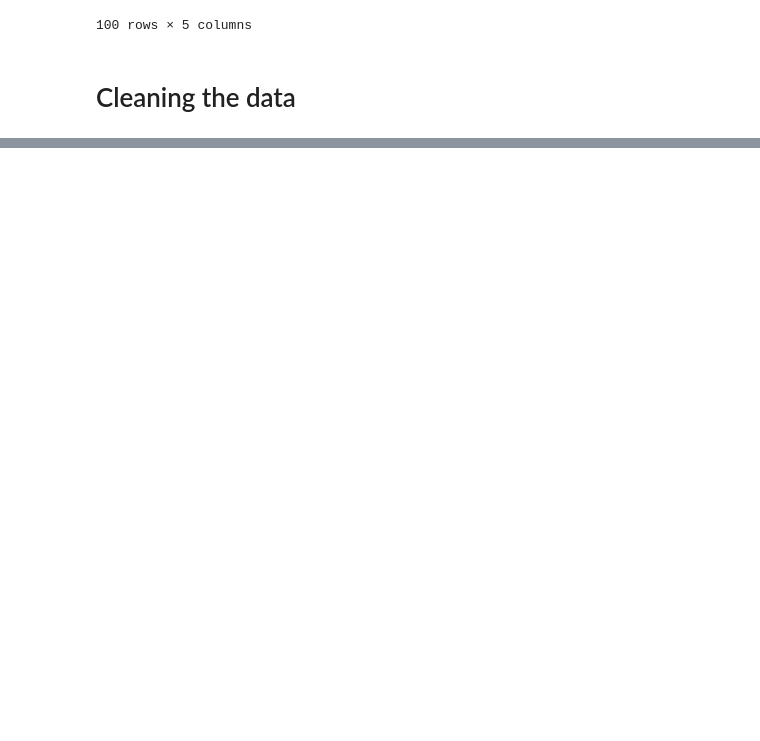
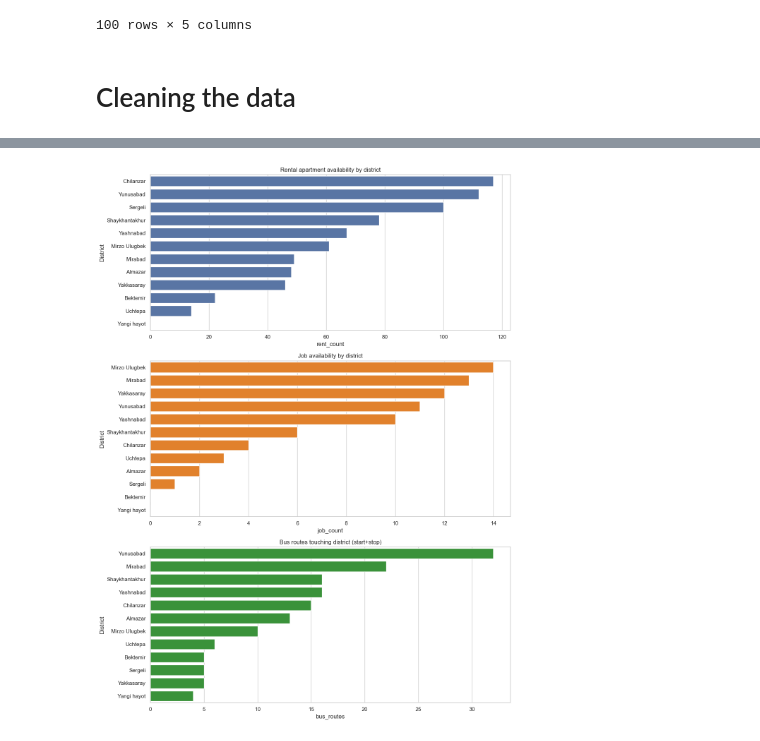
Before and after one commit to Khojayev12/udea-3-data-science-final, a Jupyter notebook: main.ipynb, the cells around one changed output, grey strips where cells are left out. Saved outputs shown, nothing was run; the diff lists cells and outputs as text; code cells hidden in the pictures; blank space fills up the shorter version.

```diff
--- a/main.ipynb
+++ b/main.ipynb
@@ -302,0 +395,27 @@ using autocomplete
+# %%
+# Aggregate metrics by district (rent, salary, availability, bus reach)
+rent_stats = olx_clean.groupby('District').agg(
+    rent_median=('Price', 'median'),
+    rent_mean=('Price', 'mean'),
+    rent_count=('Price', 'size'),
+)
+
+salary_stats = hh_clean.groupby('District').agg(
+    salary_median=('Salary', 'median'),
+    salary_mean=('Salary', 'mean'),
+    job_count=('Title', 'size'),
+)
+
+# Bus reach: +1 for start district, +1 for stop district
+bus_counts = pd.concat([
+    bus_clean['start_district_norm'],
+    bus_clean['stop_district_norm']
+]).dropna().value_counts().rename_axis('District').to_frame('bus_routes')
+
+district_summary = (
+    rent_stats
+    .join(salary_stats, how='outer')
+    .join(bus_counts, how='outer')
+)
+
+display(district_summary.sort_values('rent_count', ascending=False))
@@ -302,0 +458,13 @@ using autocomplete
+# %%
+# Availability comparison: rentals, jobs, and bus routes per district
+avail = district_summary.reset_index().fillna(0)
+fig, axes = plt.subplots(3, 1, figsize=(12, 16))
+sns.barplot(data=avail.sort_values('rent_count', ascending=False), x='rent_count', y='District', ax=axes[0])  # districts with most rental listings
+axes[0].set_title('Rental apartment availability by district')
+sns.barplot(data=avail.sort_values('job_count', ascending=False), x='job_count', y='District', ax=axes[1], color='tab:orange')  # where jobs concentrate
+axes[1].set_title('Job availability by district')
+sns.barplot(data=avail.sort_values('bus_routes', ascending=False), x='bus_routes', y='District', ax=axes[2], color='tab:green')  # bus reach shows transport access
+axes[2].set_title('Bus routes touching district (start+stop)')
+plt.tight_layout()
+# %% [output]
+[figure, added]
```
Also changed, not shown: parts of 18 cells of this notebook, 10 other files.
